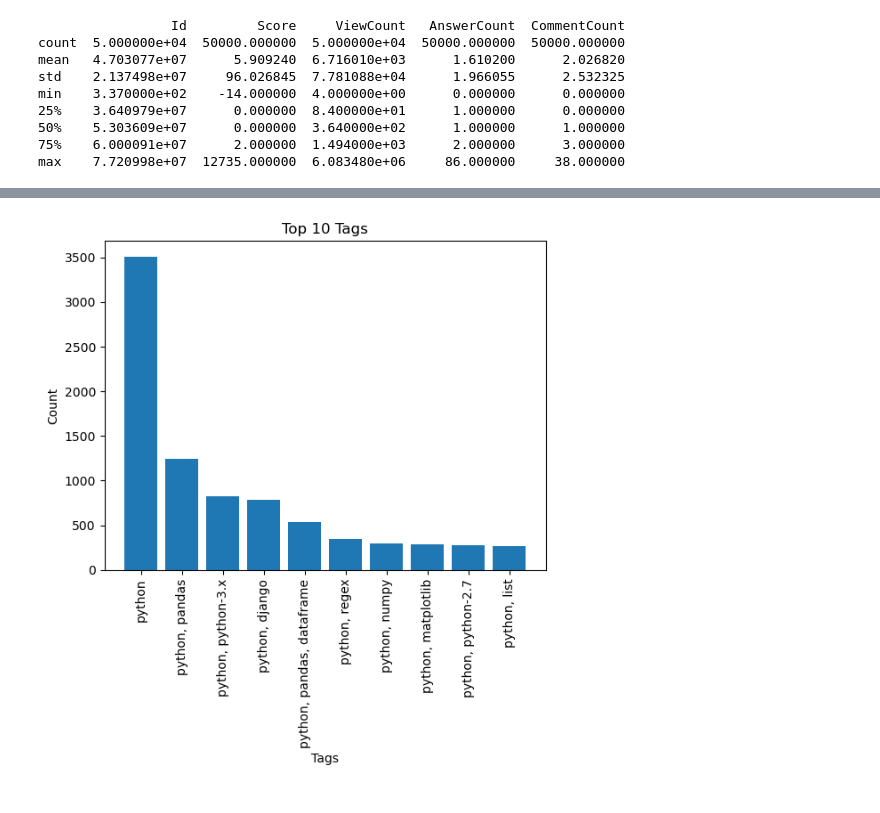
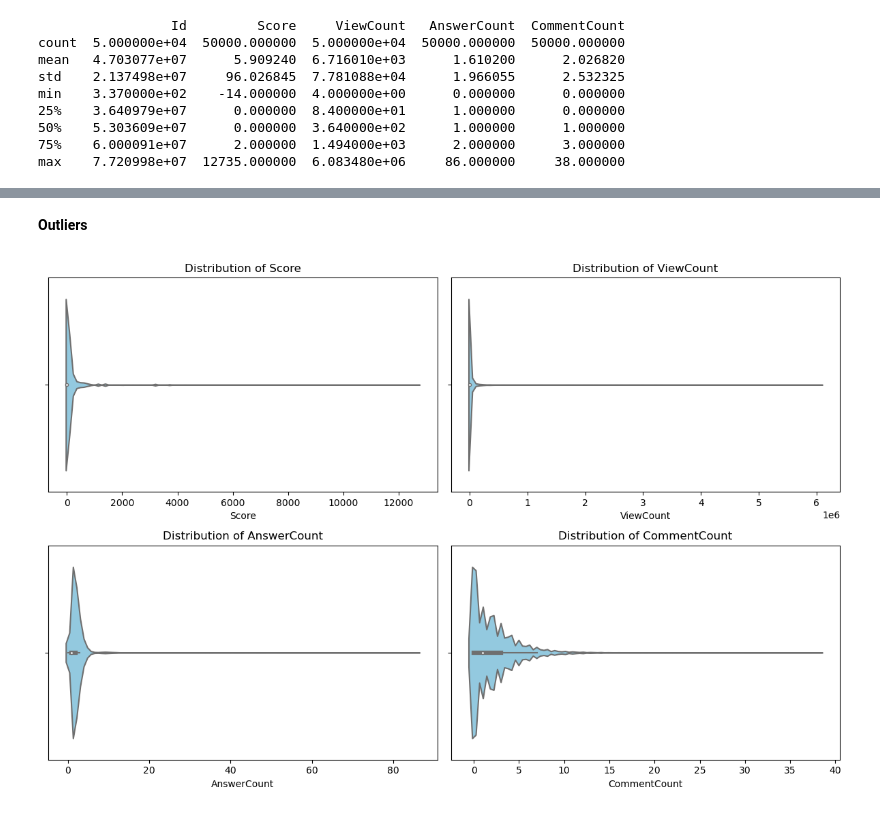
Before and after one commit to wanjikuciku/ChatGPT-Impact-on-StackOverFlow, a Jupyter notebook: EDA.ipynb, the cells around one changed output, grey strips where cells are left out. Drawn from its saved outputs; the diff is of its cells as text; code cells hidden in the pictures.

```diff
--- a/EDA.ipynb
+++ b/EDA.ipynb
@@ -355,15 +408,20 @@ data.head()
 | 27069 | 77209952 | 2023-10-01 09:44:03 | 0 | 23 | 0 | Generate all binary strings with ... | python, recursion | 2 | ... |
 | 27068 | 77209937 | 2023-10-01 09:41:12 | 0 | 4 | 0 | Fixtures not found pytest | python, selenium-webdriver, pytes... | 0 | ... |
 | 27067 | 77209928 | 2023-10-01 09:37:17 | 0 | 6 | 0 | Changing python versions in conda... | python, pip, anaconda, conda, min... | 0 | ... |
-# %%
-import matplotlib.pyplot as plt
-# Create a bar plot of the top 10 tags
-top_tags = data['Tags'].value_counts().head(10)
-plt.bar(top_tags.index, top_tags.values)
-plt.xlabel('Tags')
-plt.ylabel('Count')
-plt.title('Top 10 Tags')
-plt.xticks(rotation=90)
-plt.show()
-# %% [output]
-[figure, removed]
+# %% [markdown]
+**Outliers**
+# %%
+# Select numerical columns for outlier analysis
+numeric_columns = ['Score', 'ViewCount', 'AnswerCount', 'CommentCount']
+
+# Visualize violin plots for each numerical column
+plt.figure(figsize=(12, 8))
+for i, col in enumerate(numeric_columns, 1):
+    plt.subplot(2, 2, i)
+    sns.violinplot(x=data[col], color='skyblue')
+    plt.title(f'Distribution of {col}')
+
+plt.tight_layout()
+plt.show()
+# %% [output]
+[figure, added]
```
Also changed, not shown: parts of 49 cells of this notebook.
